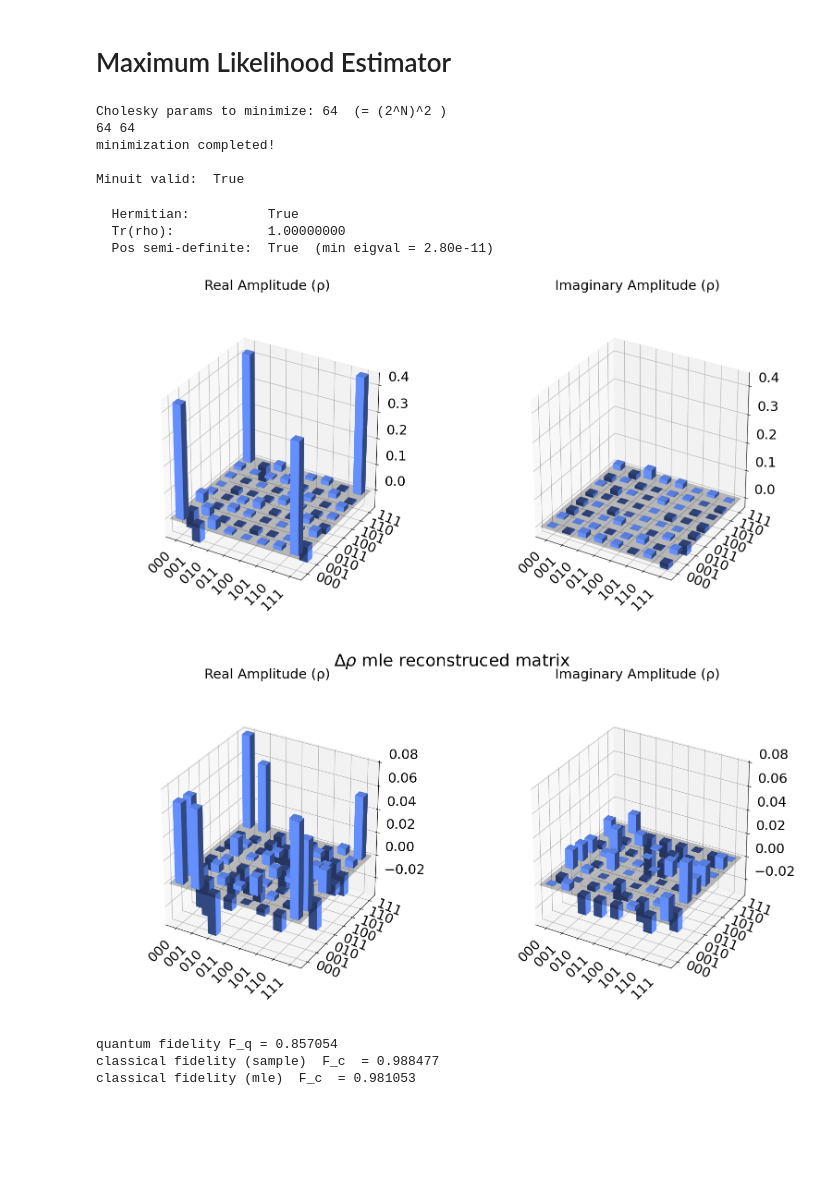
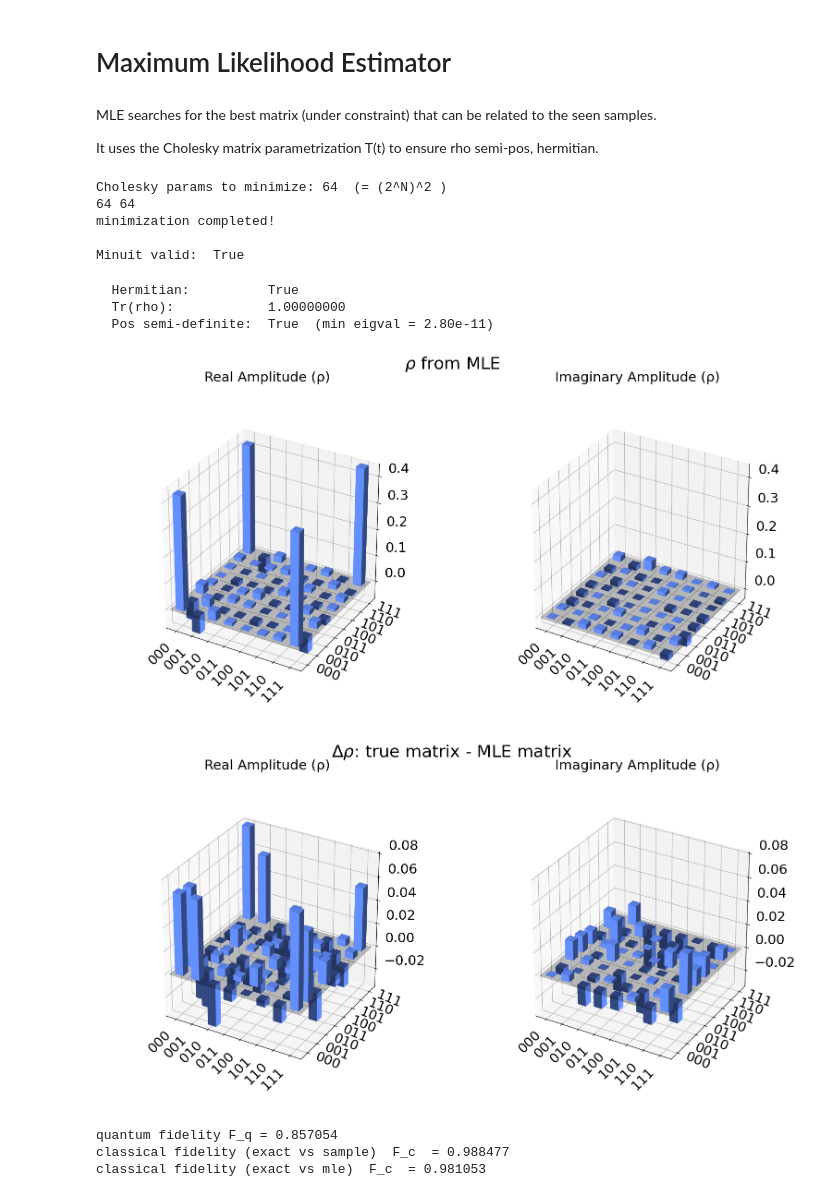
Before and after one commit to srazzetti/statistical-qst-vae, a Jupyter notebook: notebook/demo_GHZ3.ipynb, the cells around one changed output. Cells and saved outputs as stored; diff of their text form; code cells hidden in the pictures; blank space fills up the shorter version.

```diff
--- a/notebook/demo_GHZ3.ipynb
+++ b/notebook/demo_GHZ3.ipynb
@@ -78,5 +106,9 @@ Need to costraint the possible density matrix to be hermitian, semi-pos
 # %% [markdown]
  # Maximum Likelihood Estimator
+# %% [markdown]
+MLE searches for the best matrix (under constraint) that can be related to the seen samples.
+
+It uses the Cholesky matrix parametrization T(t) to ensure rho semi-pos, hermitian.
 # %%
 # compute density matrix using MLE
 
@@ -115,38 +147,38 @@ Minuit valid:  True
 # %%
 # reconstruct matrix after minimization:
 rho_mle = params_to_rho(np.array(m.values), N)
 
 validate_rho(rho_mle)
 
-fig = plot_state_city(rho_mle)
+fig = plot_state_city(rho_mle, title='$\\rho$ from MLE')
 display(fig)
 
 rho_diff = rho_true - rho_mle
 
-fig = plot_state_city(rho_diff, title="$\\Delta\\rho$ mle reconstruced matrix")
+fig = plot_state_city(rho_diff, title="$\\Delta\\rho$: true matrix - MLE matrix ")
 display(fig)
 # %% [output]
   Hermitian:          True
   Tr(rho):            1.00000000
   Pos semi-definite:  True  (min eigval = 2.80e-11)
-[figure, old version]
+[figure, new version]
-[figure, old version]
+[figure, new version]
 # %%
-# fidelity --> they are from utils.py
+# fidelity
 fq = quantum_fidelity(rho_true, rho_mle)
 print(f"quantum fidelity F_q = {fq:.6f}")
 
 # classical fidelity
 p_sample = samples_to_empirical_dist(samples, N)
 fc    = classical_fidelity(p_exact, p_sample)
-print(f"classical fidelity (sample)  F_c  = {fc:.6f}")
+print(f"classical fidelity (exact vs sample)  F_c  = {fc:.6f}")
 
 prob_mle = povm_probability(rho_mle, N)
 sample_from_rho_mle = sample_povm(prob_mle, 1000)
 p_mle = samples_to_empirical_dist(sample_from_rho_mle, N)
 fc    = classical_fidelity(p_exact, p_mle)
-print(f"classical fidelity (mle)  F_c  = {fc:.6f}")
+print(f"classical fidelity (exact vs mle)  F_c  = {fc:.6f}")
 # %% [output]
 quantum fidelity F_q = 0.857054
-classical fidelity (sample)  F_c  = 0.988477
-classical fidelity (mle)  F_c  = 0.981053
+classical fidelity (exact vs sample)  F_c  = 0.988477
+classical fidelity (exact vs mle)  F_c  = 0.981053
```
Also changed, not shown: parts of 23 cells of this notebook, 2 other files.
